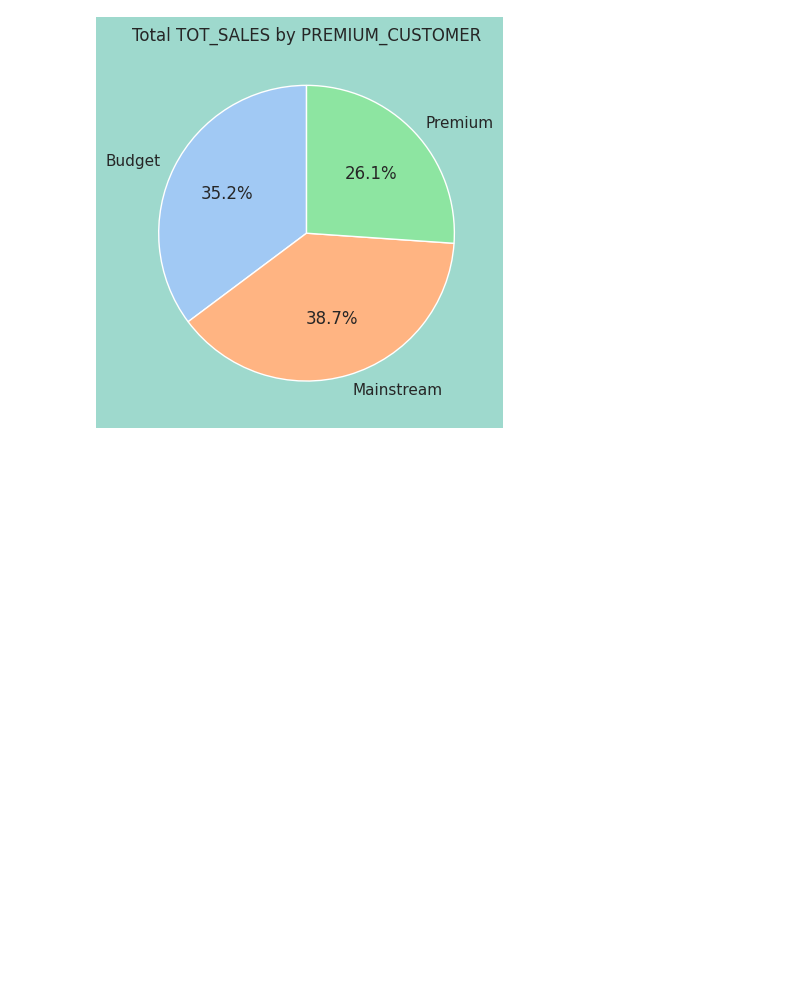
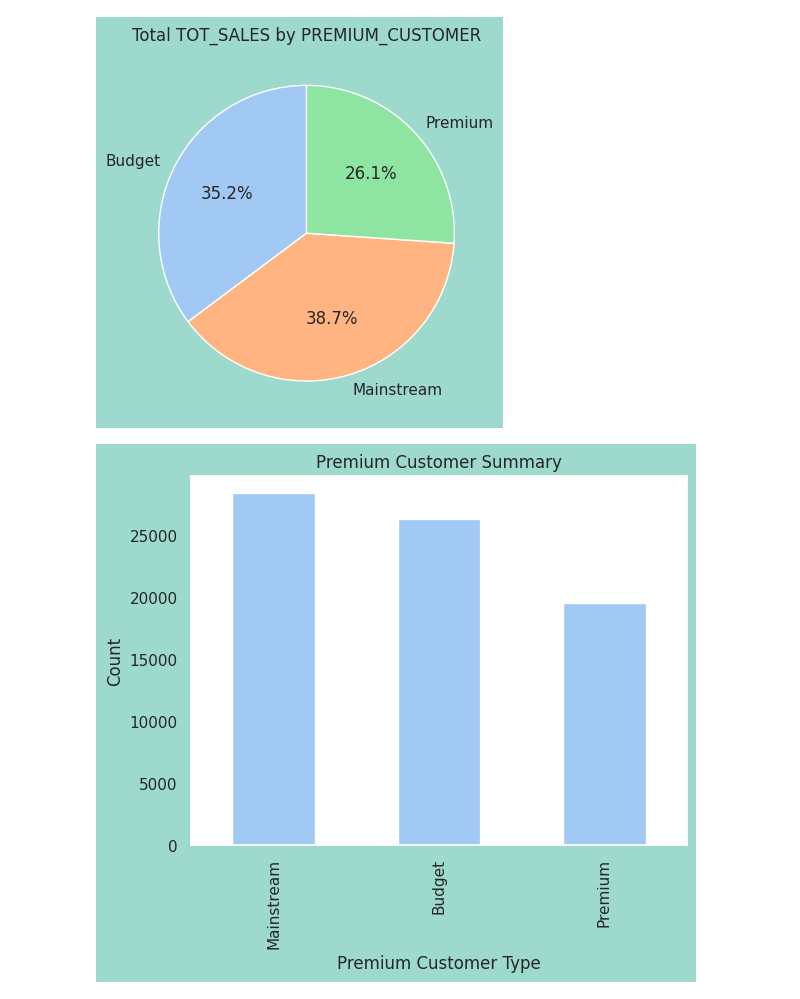
Before and after one commit to abdyraman/quantium, a Jupyter notebook: quantium.ipynb, the cells around one changed output. Drawn from its saved outputs; the diff is of its cells as text; code cells hidden in the pictures; blank space fills up the shorter version.

```diff
--- a/quantium.ipynb
+++ b/quantium.ipynb
@@ -406,0 +405,15 @@ pie_data(joined_df, 'PREMIUM_CUSTOMER', 'TOT_SALES')
+# %%
+#How many customers are in each segment
+premium_customer_summary = joined_df['PREMIUM_CUSTOMER'].value_counts()
+
+# Assuming 'PREMIUM_CUSTOMER' is a valid column in joined_df
+premium_customer_summary = joined_df['PREMIUM_CUSTOMER'].value_counts()
+
+# Plotting the bar chart
+premium_customer_summary.plot(kind='bar')
+plt.title('Premium Customer Summary')
+plt.xlabel('Premium Customer Type')
+plt.ylabel('Count')
+plt.show()
+# %% [output]
+[figure, added]
```
Also changed, not shown: parts of 6 cells of this notebook.
